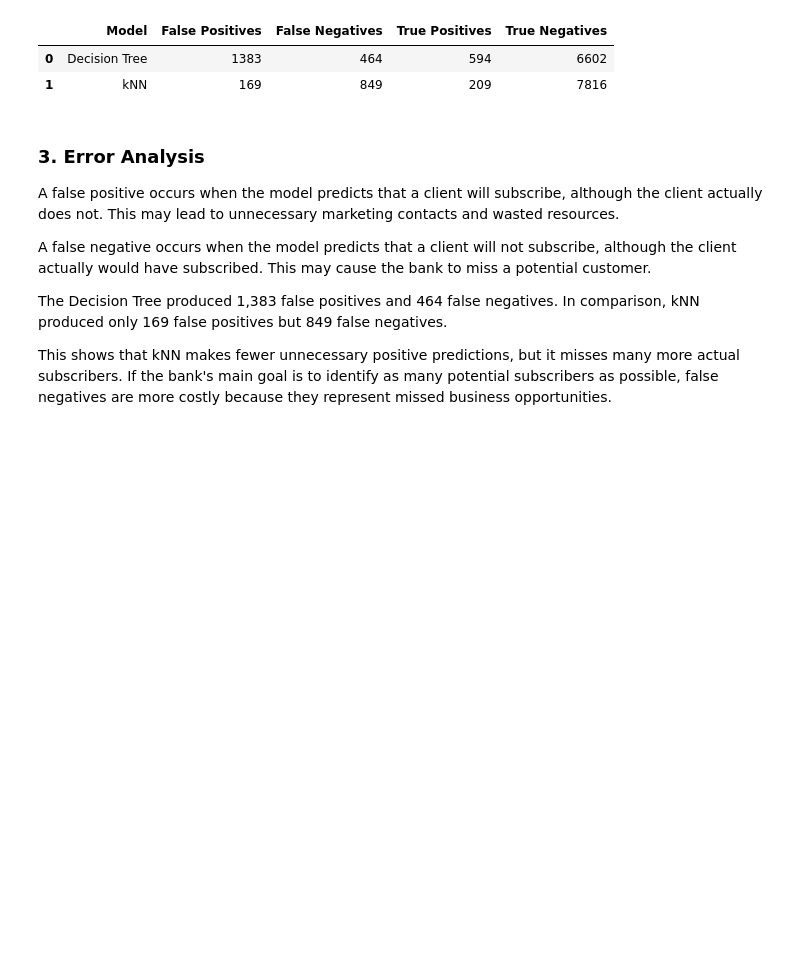
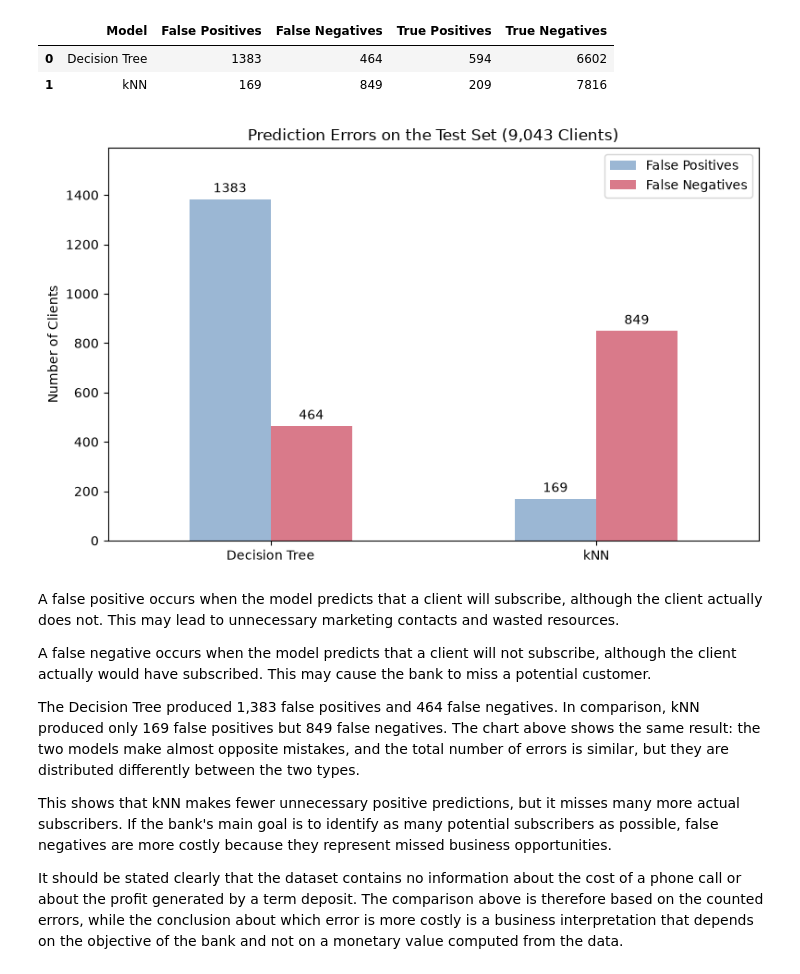
Before and after one commit to liadagon/Applied_Artificial_Intelligence, a Jupyter notebook: FinalProjectAppliedAI.ipynb, the cells around one changed output. Saved outputs shown, nothing was run; the diff lists cells and outputs as text; code cells hidden in the pictures; blank space fills up the shorter version.

```diff
--- a/FinalProjectAppliedAI.ipynb
+++ b/FinalProjectAppliedAI.ipynb
@@ -1306,16 +1420,40 @@ error_analysis
 |  | Model | False Positives | False Negatives | True Positives | True Negatives |
 | 0 | Decision Tree | 1383 | 464 | 594 | 6602 |
 | 1 | kNN | 169 | 849 | 209 | 7816 |
+# %%
+# The two error types side by side, using the counts computed above.
+
+error_plot = error_analysis.set_index("Model")[["False Positives", "False Negatives"]]
+
+ax = error_plot.plot(
+    kind="bar",
+    figsize=(8, 5),
+    color=["#9BB7D4", "#D97A8A"],
+    rot=0
+)
+
+for container in ax.containers:
+    ax.bar_label(container, fmt="%d", padding=3)
+
+ax.set_title(f"Prediction Errors on the Test Set ({len(y_test):,} Clients)")
+ax.set_ylabel("Number of Clients")
+ax.set_xlabel("")
+ax.set_ylim(0, error_plot.to_numpy().max() * 1.15)
+
+plt.tight_layout()
+plt.show()
+# %% [output]
+[figure, added]
 # %% [markdown]
-### 3. Error Analysis
-
 A false positive occurs when the model predicts that a client will subscribe, although the client actually does not. This may lead to unnecessary marketing contacts and wasted resources.
 
 A false negative occurs when the model predicts that a client will not subscribe, although the client actually would have subscribed. This may cause the bank to miss a potential customer.
 
-The Decision Tree produced 1,383 false positives and 464 false negatives. In comparison, kNN produced only 169 false positives but 849 false negatives.
+The Decision Tree produced 1,383 false positives and 464 false negatives. In comparison, kNN produced only 169 false positives but 849 false negatives. The chart above shows the same result: the two models make almost opposite mistakes, and the total number of errors is similar, but they are distributed differently between the two types.
 
 This shows that kNN makes fewer unnecessary positive predictions, but it misses many more actual subscribers. If the bank's main goal is to identify as many potential subscribers as possible, false negatives are more costly because they represent missed business opportunities.
+
+It should be stated clearly that the dataset contains no information about the cost of a phone call or about the profit generated by a term deposit. The comparison above is therefore based on the counted errors, while the conclusion about which error is more costly is a business interpretation that depends on the objective of the bank and not on a monetary value computed from the data.
 # %% [markdown]
 ### 4. Model Recommendation
 
```
Also changed, not shown: parts of 13 cells of this notebook.
